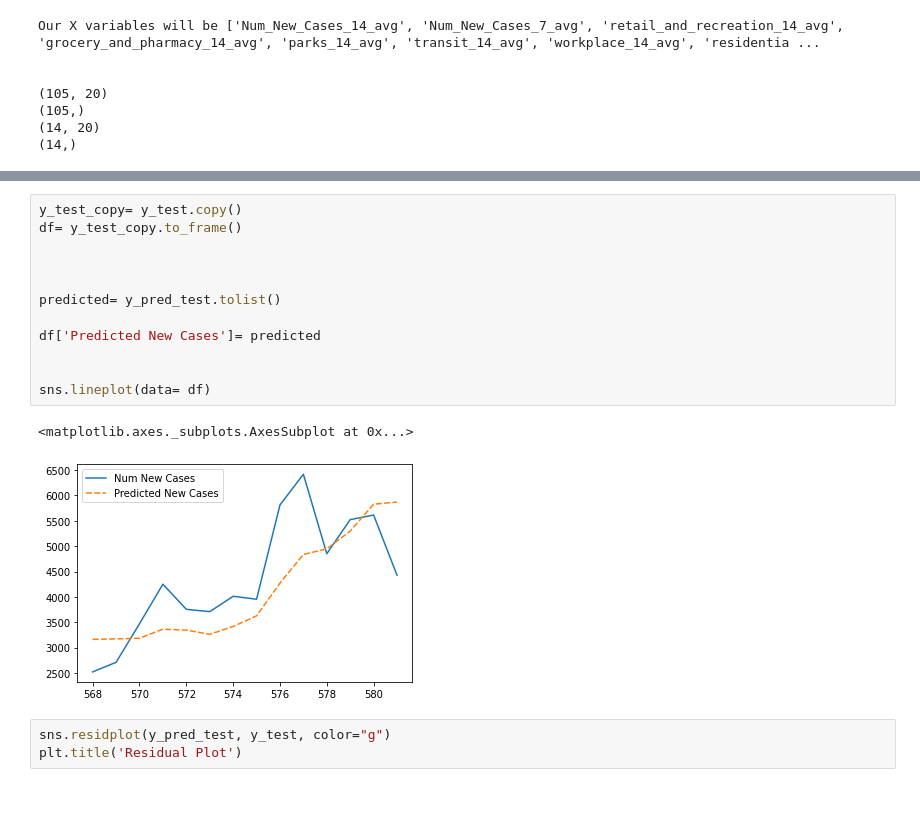
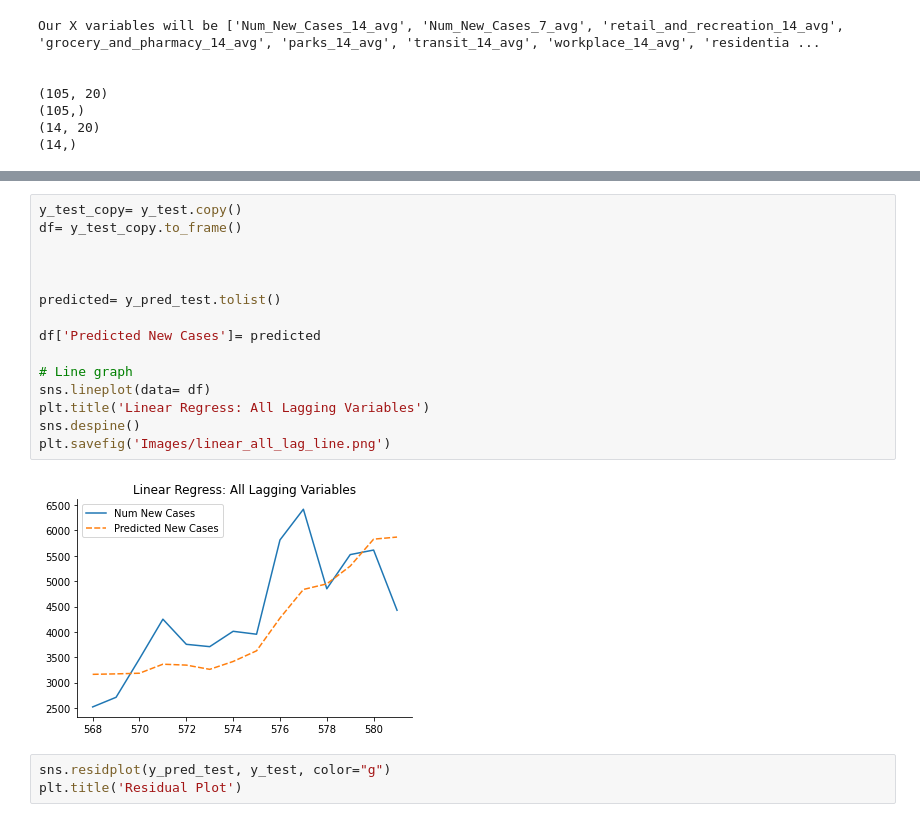
Before and after one commit to jeremysilva1098/mobility_covid, a Jupyter notebook: Covid_Mobility_Modeling-CA.ipynb, the cells around one changed output, grey strips where cells are left out. Cells and saved outputs as stored; diff of their text form.

Commit message:
Exporting graphs

```diff
--- a/Covid_Mobility_Modeling-CA.ipynb
+++ b/Covid_Mobility_Modeling-CA.ipynb
@@ -463,18 +508,20 @@ MAE TEST: 654.5969425019039
 # %%
 y_test_copy= y_test.copy()
 df= y_test_copy.to_frame()
 
 
 
 predicted= y_pred_test.tolist()
 
 df['Predicted New Cases']= predicted
 
-
+# Line graph
 sns.lineplot(data= df)
+plt.title('Linear Regress: All Lagging Variables')
+sns.despine()
+plt.savefig('Images/linear_all_lag_line.png')
 # %% [output]
-<matplotlib.axes._subplots.AxesSubplot at 0x...>
-[figure, old version]
+[figure, new version]
 # %%
 sns.residplot(y_pred_test, y_test, color="g")
 plt.title('Residual Plot')
```
Also changed, not shown: parts of 29 cells of this notebook.
